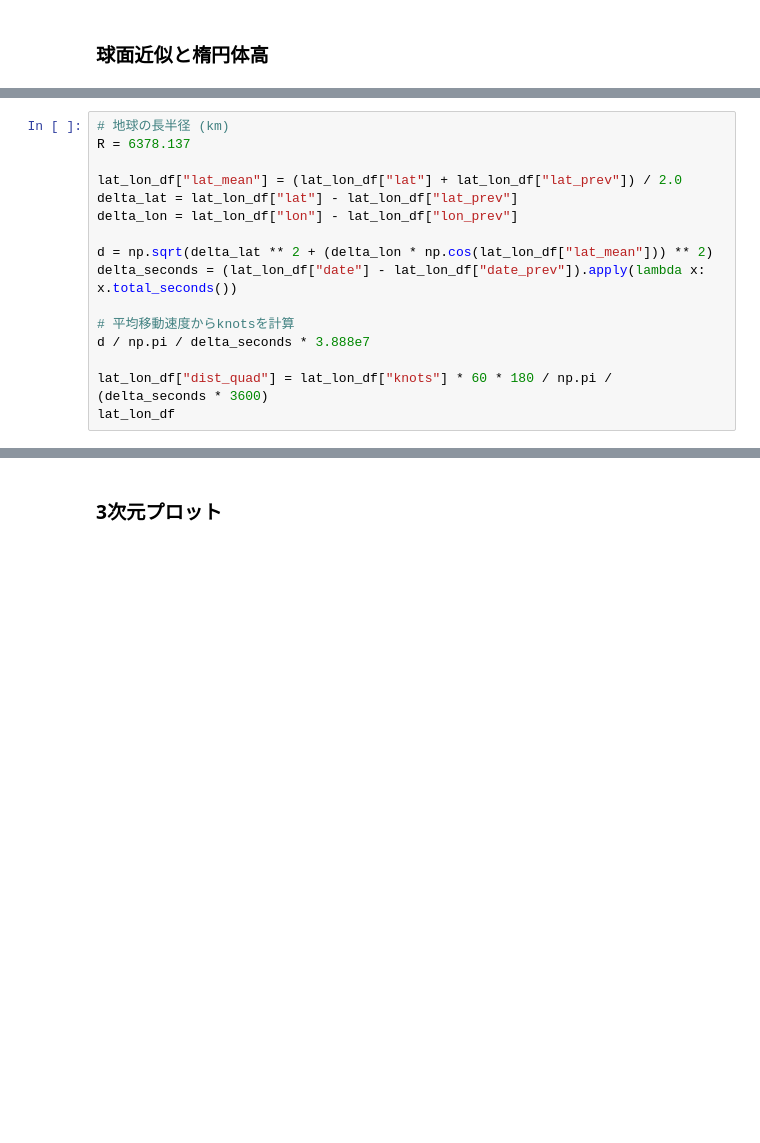
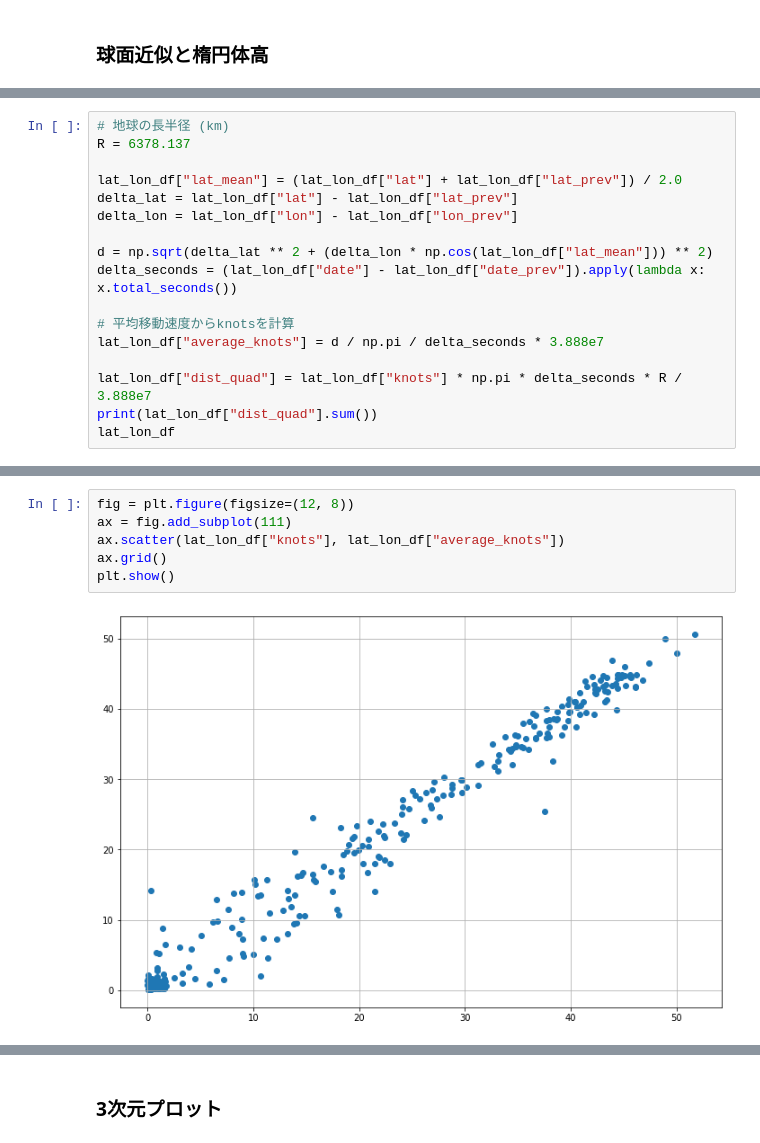
Before and after one commit to asano-lab/oasobi, a Jupyter notebook: kadai/gps/hoge/test.ipynb, the cells around one changed output, grey strips where cells are left out. Saved outputs shown, nothing was run; the diff lists cells and outputs as text; blank space fills up the shorter version.

```diff
--- a/kadai/gps/hoge/test.ipynb
+++ b/kadai/gps/hoge/test.ipynb
@@ -300,16 +297,0 @@ df_3d_mem
-# %%
-# 地球の長半径 (km)
-R = 6378.137
-
-lat_lon_df["lat_mean"] = (lat_lon_df["lat"] + lat_lon_df["lat_prev"]) / 2.0
-delta_lat = lat_lon_df["lat"] - lat_lon_df["lat_prev"]
-delta_lon = lat_lon_df["lon"] - lat_lon_df["lon_prev"]
-
-d = np.sqrt(delta_lat ** 2 + (delta_lon * np.cos(lat_lon_df["lat_mean"])) ** 2)
-delta_seconds = (lat_lon_df["date"] - lat_lon_df["date_prev"]).apply(lambda x: x.total_seconds())
-
-# 平均移動速度からknotsを計算
-d / np.pi / delta_seconds * 3.888e7
-
-lat_lon_df["dist_quad"] = lat_lon_df["knots"] * 60 * 180 / np.pi / (delta_seconds * 3600)
-lat_lon_df
@@ -329,0 +300,17 @@ lat_lon_df
+# %%
+# 地球の長半径 (km)
+R = 6378.137
+
+lat_lon_df["lat_mean"] = (lat_lon_df["lat"] + lat_lon_df["lat_prev"]) / 2.0
+delta_lat = lat_lon_df["lat"] - lat_lon_df["lat_prev"]
+delta_lon = lat_lon_df["lon"] - lat_lon_df["lon_prev"]
+
+d = np.sqrt(delta_lat ** 2 + (delta_lon * np.cos(lat_lon_df["lat_mean"])) ** 2)
+delta_seconds = (lat_lon_df["date"] - lat_lon_df["date_prev"]).apply(lambda x: x.total_seconds())
+
+# 平均移動速度からknotsを計算
+lat_lon_df["average_knots"] = d / np.pi / delta_seconds * 3.888e7
+
+lat_lon_df["dist_quad"] = lat_lon_df["knots"] * np.pi * delta_seconds * R / 3.888e7
+print(lat_lon_df["dist_quad"].sum())
+lat_lon_df
@@ -330,3 +332,11 @@ lat_lon_df
+# %%
+fig = plt.figure(figsize=(12, 8))
+ax = fig.add_subplot(111)
+ax.scatter(lat_lon_df["knots"], lat_lon_df["average_knots"])
+ax.grid()
+plt.show()
+# %% [output]
+[figure, added]
 # %%
 dist_list_kokudo = []
 dist_list_tangent = []
```
Also changed, not shown: parts of 9 cells of this notebook.
